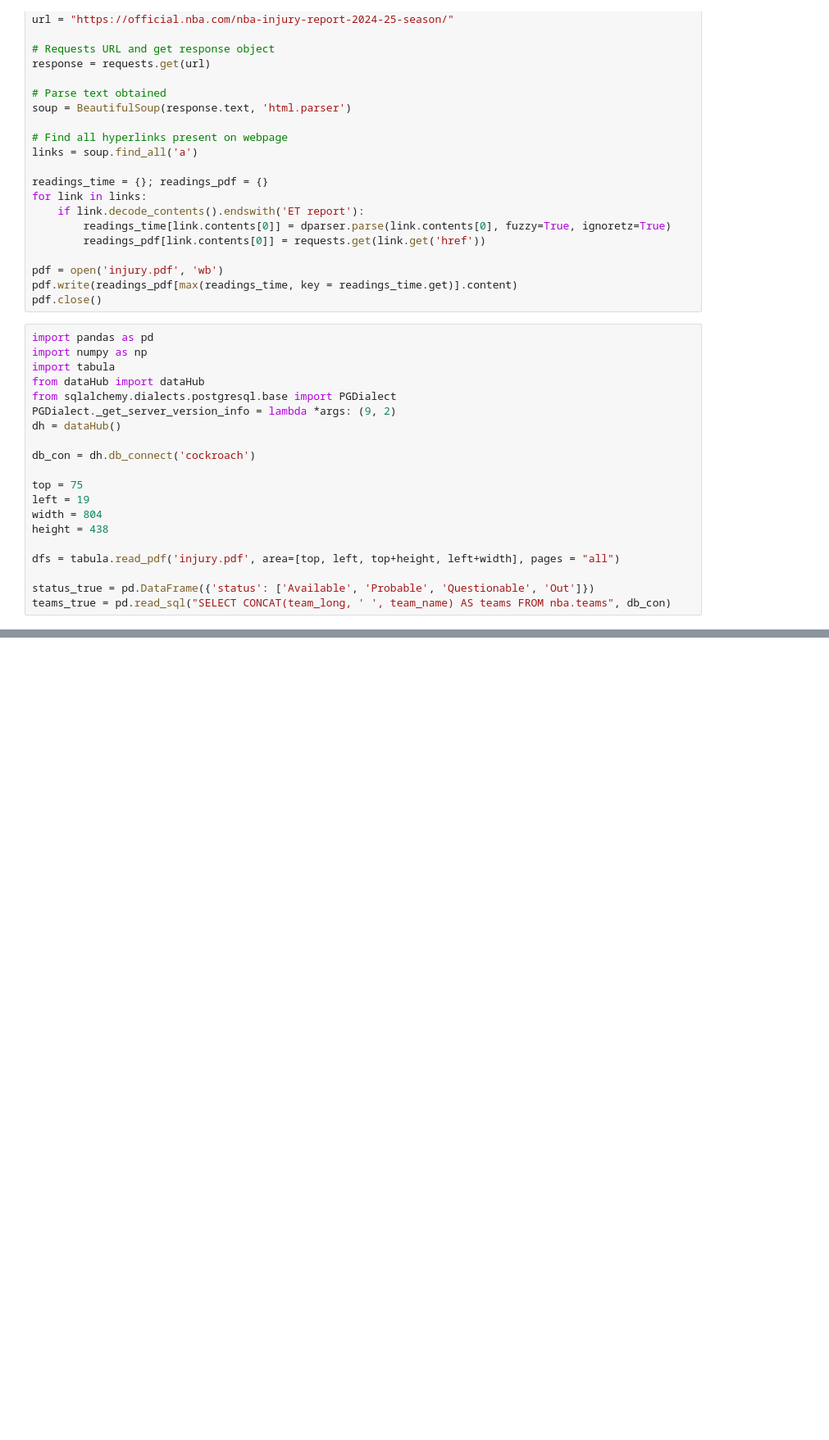
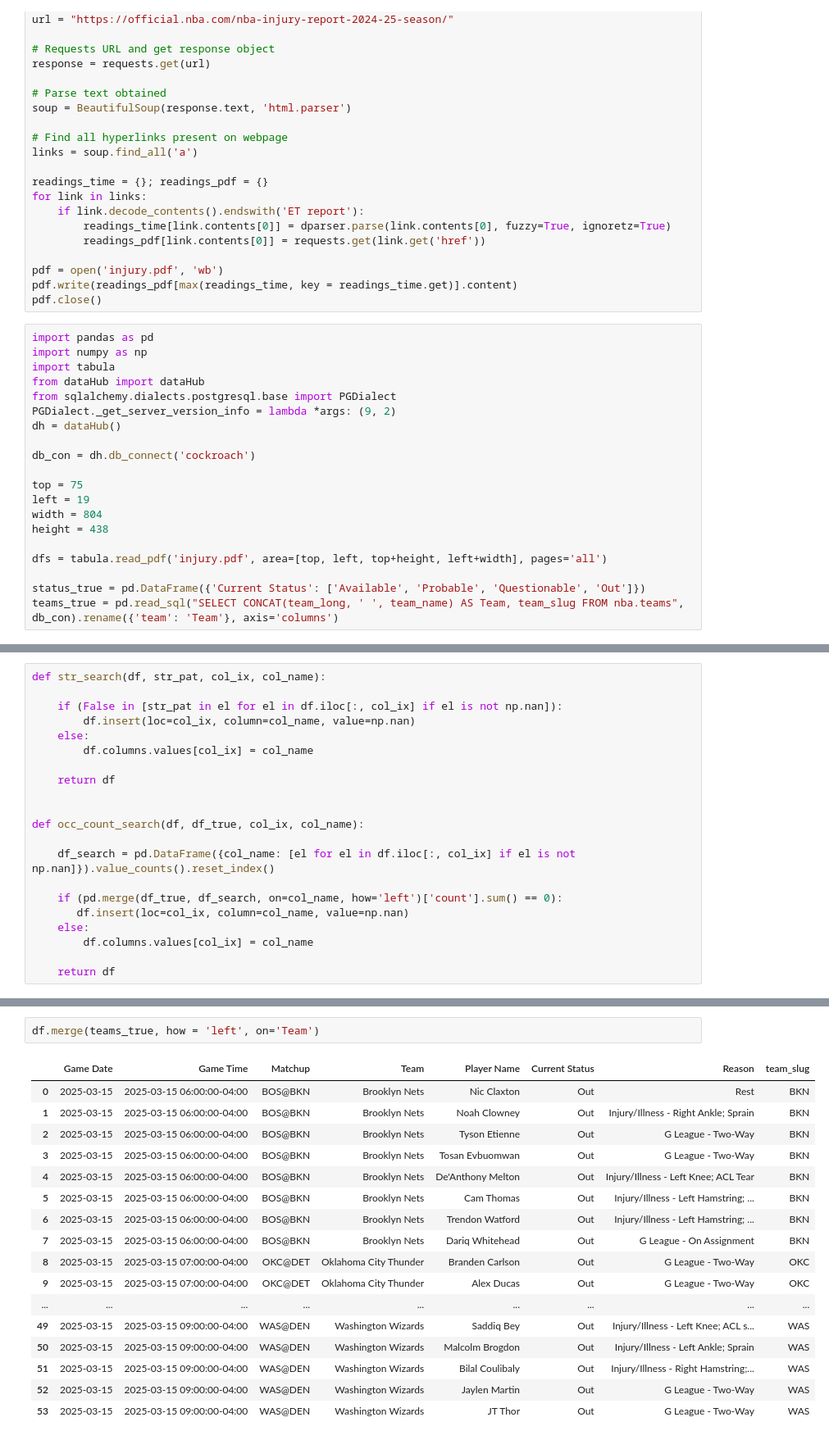
Before and after one commit to shaggycamel/nba_cockroach_db, a Jupyter notebook: injury_pdf.ipynb, the cells around one changed output, grey strips where cells are left out. Shown: that part at 82% size. Cells and saved outputs as stored; diff of their text form; blank space fills up the shorter version.

Commit message:
progress to injury data

```diff
--- a/injury_pdf.ipynb
+++ b/injury_pdf.ipynb
@@ -41,7 +41,7 @@ left = 19
 width = 804
 height = 438
 
-dfs = tabula.read_pdf('injury.pdf', area=[top, left, top+height, left+width], pages = "all")
+dfs = tabula.read_pdf('injury.pdf', area=[top, left, top+height, left+width], pages='all')
 
-status_true = pd.DataFrame({'status': ['Available', 'Probable', 'Questionable', 'Out']})
-teams_true = pd.read_sql("SELECT CONCAT(team_long, ' ', team_name) AS teams FROM nba.teams", db_con)
+status_true = pd.DataFrame({'Current Status': ['Available', 'Probable', 'Questionable', 'Out']})
+teams_true = pd.read_sql("SELECT CONCAT(team_long, ' ', team_name) AS Team, team_slug FROM nba.teams", db_con).rename({'team': 'Team'}, axis='columns')
@@ -120,0 +48,21 @@ for df in dfs:
+# %%
+def str_search(df, str_pat, col_ix, col_name):
+
+    if (False in [str_pat in el for el in df.iloc[:, col_ix] if el is not np.nan]):
+        df.insert(loc=col_ix, column=col_name, value=np.nan)
+    else:
+        df.columns.values[col_ix] = col_name
+
+    return df
+
+
+def occ_count_search(df, df_true, col_ix, col_name):
+
+    df_search = pd.DataFrame({col_name: [el for el in df.iloc[:, col_ix] if el is not np.nan]}).value_counts().reset_index()
+
+    if (pd.merge(df_true, df_search, on=col_name, how='left')['count'].sum() == 0):
+       df.insert(loc=col_ix, column=col_name, value=np.nan)
+    else:
+        df.columns.values[col_ix] = col_name
+
+    return df
@@ -120,0 +146,20 @@ for df in dfs:
+# %%
+df.merge(teams_true, how = 'left', on='Team')
+# %% [output]
+|  | Game Date | Game Time | Matchup | Team | Player Name | Current Status | Reason | team_slug |
+| 0 | 2025-03-15 | 2025-03-15 06:00:00-04:00 | BOS@BKN | Brooklyn Nets | Nic Claxton | Out | Rest | BKN |
+| 1 | 2025-03-15 | 2025-03-15 06:00:00-04:00 | BOS@BKN | Brooklyn Nets | Noah Clowney | Out | Injury/Illness - Right Ankle; Sprain | BKN |
+| 2 | 2025-03-15 | 2025-03-15 06:00:00-04:00 | BOS@BKN | Brooklyn Nets | Tyson Etienne | Out | G League - Two-Way | BKN |
+| 3 | 2025-03-15 | 2025-03-15 06:00:00-04:00 | BOS@BKN | Brooklyn Nets | Tosan Evbuomwan | Out | G League - Two-Way | BKN |
+| 4 | 2025-03-15 | 2025-03-15 06:00:00-04:00 | BOS@BKN | Brooklyn Nets | De'Anthony Melton | Out | Injury/Illness - Left Knee; ACL Tear | BKN |
+| 5 | 2025-03-15 | 2025-03-15 06:00:00-04:00 | BOS@BKN | Brooklyn Nets | Cam Thomas | Out | Injury/Illness - Left Hamstring; ... | BKN |
+| 6 | 2025-03-15 | 2025-03-15 06:00:00-04:00 | BOS@BKN | Brooklyn Nets | Trendon Watford | Out | Injury/Illness - Left Hamstring; ... | BKN |
+| 7 | 2025-03-15 | 2025-03-15 06:00:00-04:00 | BOS@BKN | Brooklyn Nets | Dariq Whitehead | Out | G League - On Assignment | BKN |
+| 8 | 2025-03-15 | 2025-03-15 07:00:00-04:00 | OKC@DET | Oklahoma City Thunder | Branden Carlson | Out | G League - Two-Way | OKC |
+| 9 | 2025-03-15 | 2025-03-15 07:00:00-04:00 | OKC@DET | Oklahoma City Thunder | Alex Ducas | Out | G League - Two-Way | OKC |
+| ... | ... | ... | ... | ... | ... | ... | ... | ... |
+| 49 | 2025-03-15 | 2025-03-15 09:00:00-04:00 | WAS@DEN | Washington Wizards | Saddiq Bey | Out | Injury/Illness - Left Knee; ACL s... | WAS |
+| 50 | 2025-03-15 | 2025-03-15 09:00:00-04:00 | WAS@DEN | Washington Wizards | Malcolm Brogdon | Out | Injury/Illness - Left Ankle; Sprain | WAS |
+| 51 | 2025-03-15 | 2025-03-15 09:00:00-04:00 | WAS@DEN | Washington Wizards | Bilal Coulibaly | Out | Injury/Illness - Right Hamstring;... | WAS |
+| 52 | 2025-03-15 | 2025-03-15 09:00:00-04:00 | WAS@DEN | Washington Wizards | Jaylen Martin | Out | G League - Two-Way | WAS |
+| 53 | 2025-03-15 | 2025-03-15 09:00:00-04:00 | WAS@DEN | Washington Wizards | JT Thor | Out | G League - Two-Way | WAS |
```
Also changed, not shown: parts of 2 cells of this notebook.
